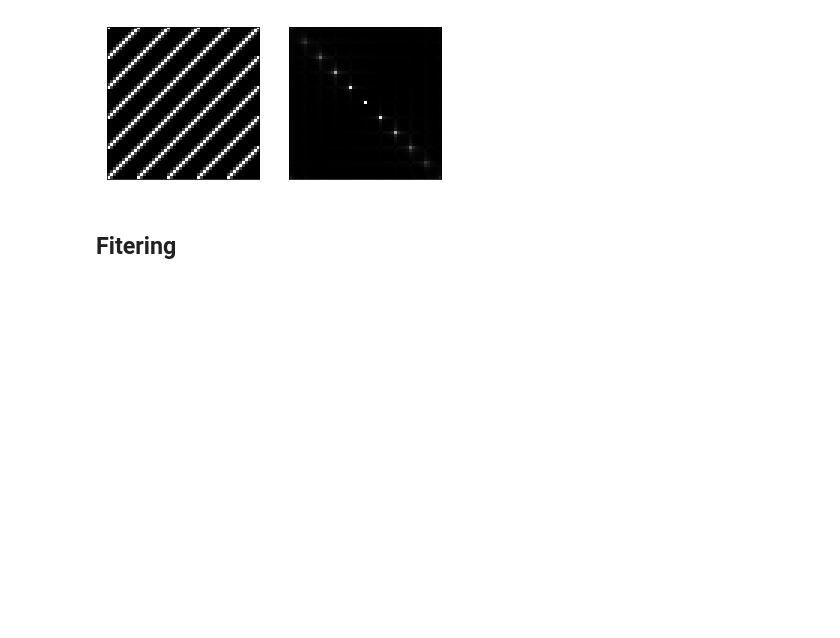
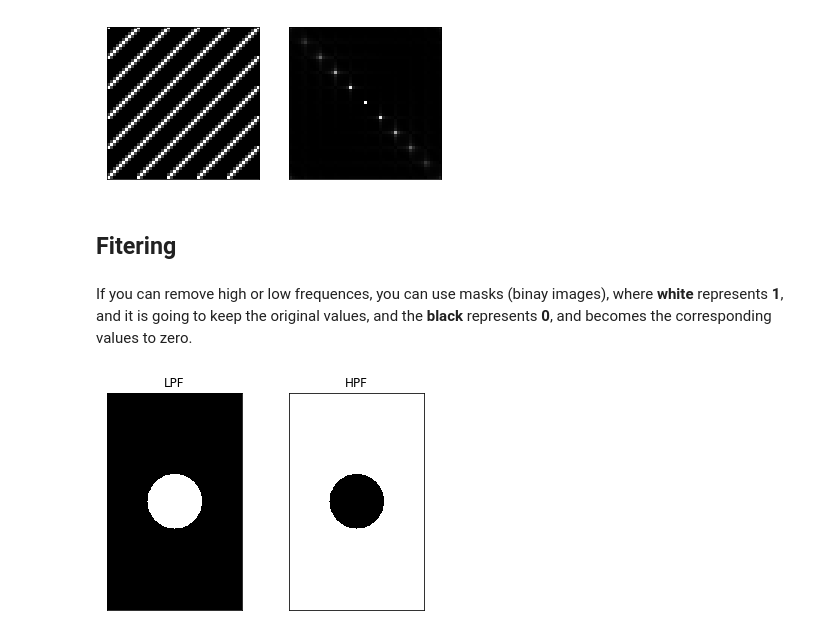
Before and after one commit to Smith2008/cstopics, a Jupyter notebook: assets/notebooks/vision/fourier.ipynb, the cells around one changed output. Drawn from its saved outputs; the diff is of its cells as text; code cells hidden in the pictures; blank space fills up the shorter version.

```diff
--- a/assets/notebooks/vision/fourier.ipynb
+++ b/assets/notebooks/vision/fourier.ipynb
@@ -139,16 +139,35 @@ plotDFT(I)
 [figure]
 # %% [markdown]
 ## Fitering
+# %% [markdown]
+If you can remove high or low frequences, you can use masks (binay images), where **white** represents **1**, and it is going to keep the original values, and the **black** represents **0**, and becomes the corresponding values to zero.
 # %%
+img = cv2.imread('cat.jpg',0)
+
 def createCircularMask(h, w, center=None, radius=None):
 
     if center is None: # use the middle of the image
         center = [int(w/2), int(h/2)]
     if radius is None: # use the smallest distance between the center and image walls
         radius = min(center[0], center[1], w-center[0], h-center[1])
 
     Y, X = np.ogrid[:h, :w]
     dist_from_center = np.sqrt((X - center[0])**2 + (Y-center[1])**2)
 
     mask = dist_from_center <= radius
     return mask
+
+# Low pass filter
+maskLPF = createCircularMask(img.shape[0], img.shape[1], radius=50)
+imgLPF = np.zeros(img.shape)
+imgHPF = np.zeros(img.shape)
+imgLPF[maskLPF] = 255
+imgHPF[~maskLPF] = 255
+
+plt.subplot(121); plt.imshow(imgLPF, cmap = 'gray')
+plt.title('LPF'), plt.xticks([]), plt.yticks([])
+plt.subplot(122); plt.imshow(imgHPF, cmap = 'gray')
+plt.title('HPF'), plt.xticks([]), plt.yticks([])
+plt.show()
+# %% [output]
+[figure, added]
```
Also changed, not shown: parts of 13 cells of this notebook, 4 other files.
